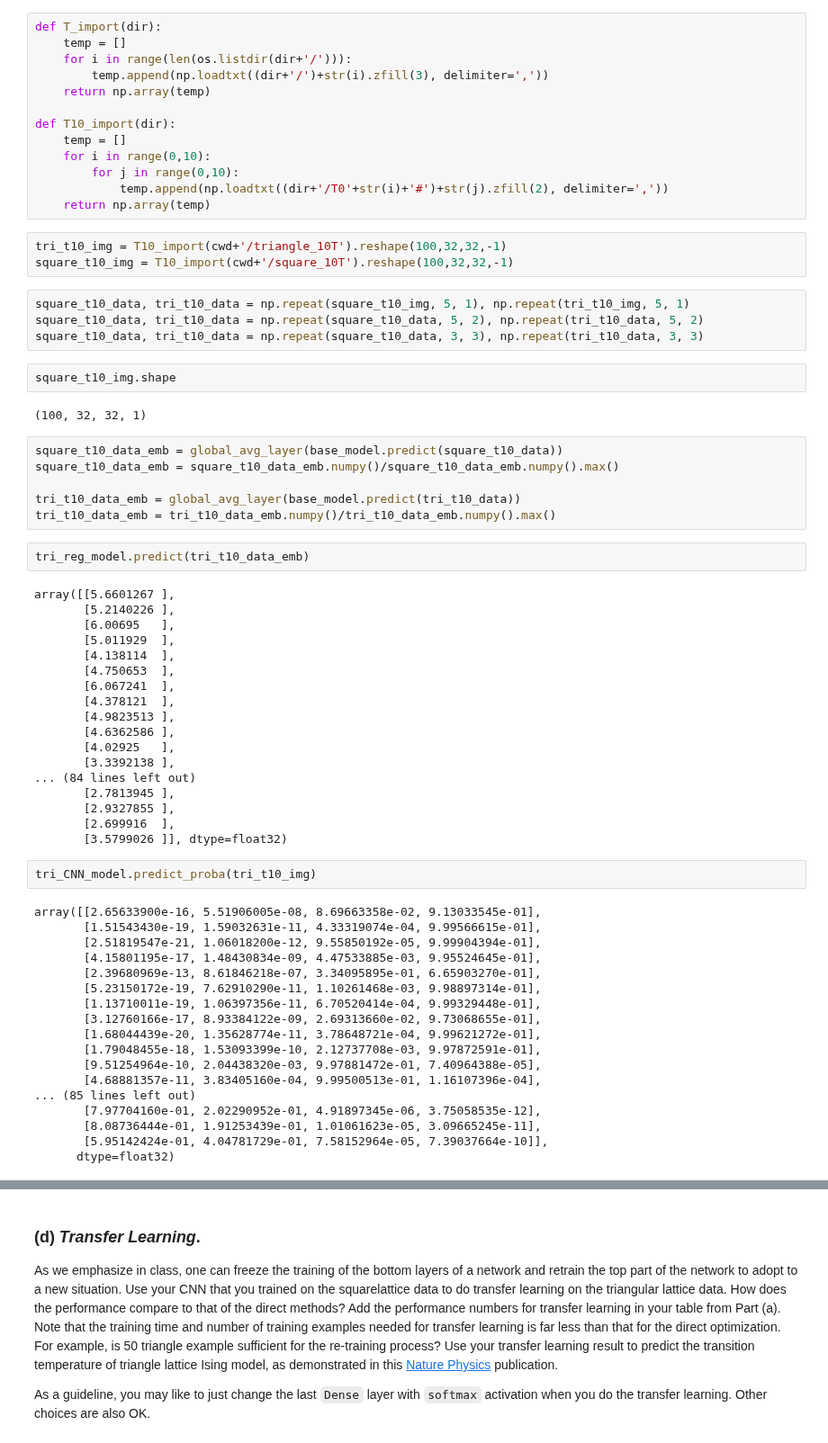
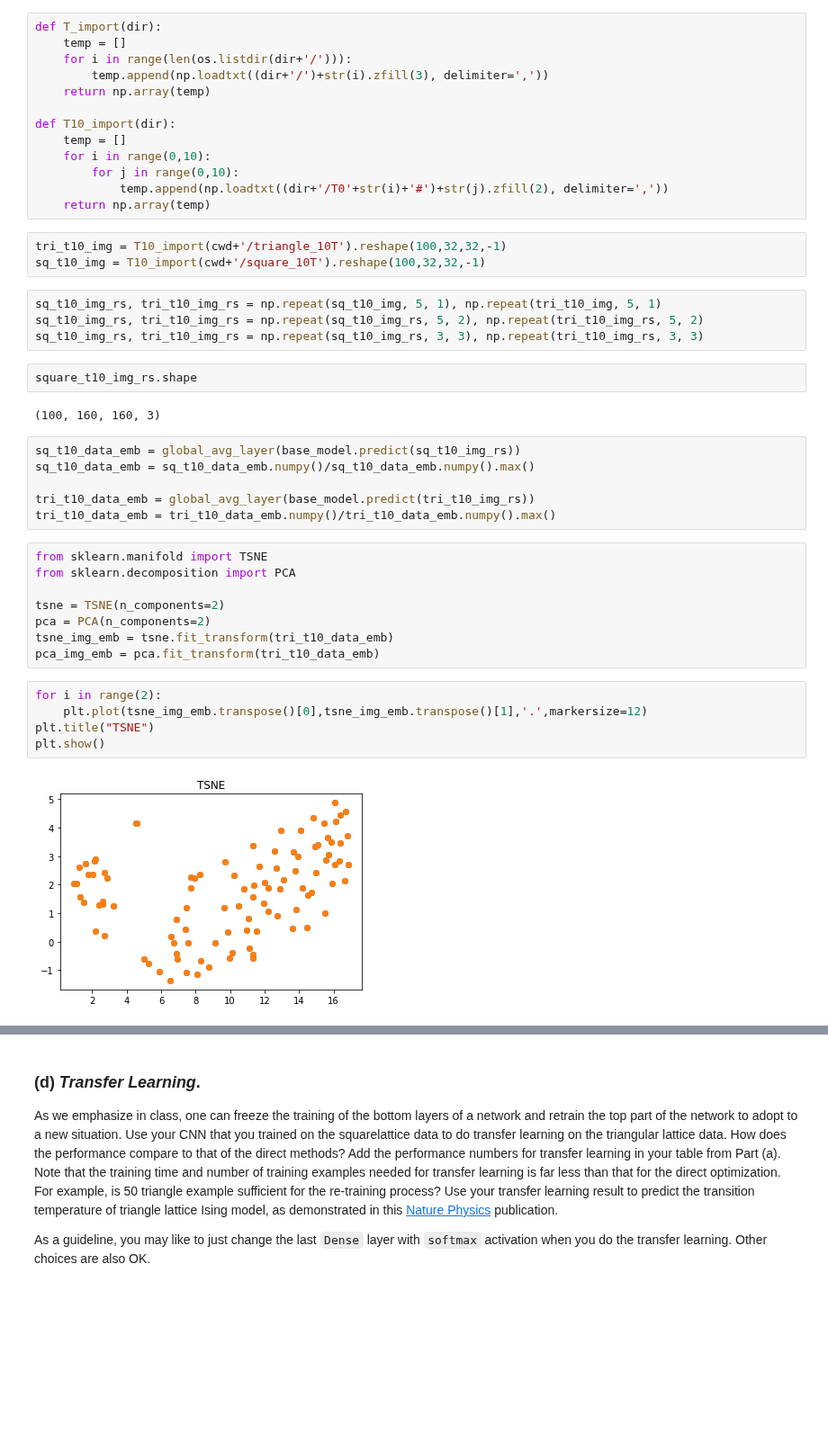
Before and after one commit to zmiller22/AM216, a Jupyter notebook: HW4/P1.ipynb, the cells around one changed output, grey strips where cells are left out. Shown at 90% size. Drawn from its saved outputs; the diff is of its cells as text; blank space fills up the shorter version.

```diff
--- a/HW4/P1.ipynb
+++ b/HW4/P1.ipynb
@@ -493,58 +492,33 @@ def T10_import(dir):
     return np.array(temp)
 # %%
 tri_t10_img = T10_import(cwd+'/triangle_10T').reshape(100,32,32,-1)
-square_t10_img = T10_import(cwd+'/square_10T').reshape(100,32,32,-1)
+sq_t10_img = T10_import(cwd+'/square_10T').reshape(100,32,32,-1)
 # %%
-square_t10_data, tri_t10_data = np.repeat(square_t10_img, 5, 1), np.repeat(tri_t10_img, 5, 1)
-square_t10_data, tri_t10_data = np.repeat(square_t10_data, 5, 2), np.repeat(tri_t10_data, 5, 2)
-square_t10_data, tri_t10_data = np.repeat(square_t10_data, 3, 3), np.repeat(tri_t10_data, 3, 3)
+sq_t10_img_rs, tri_t10_img_rs = np.repeat(sq_t10_img, 5, 1), np.repeat(tri_t10_img, 5, 1)
+sq_t10_img_rs, tri_t10_img_rs = np.repeat(sq_t10_img_rs, 5, 2), np.repeat(tri_t10_img_rs, 5, 2)
+sq_t10_img_rs, tri_t10_img_rs = np.repeat(sq_t10_img_rs, 3, 3), np.repeat(tri_t10_img_rs, 3, 3)
 # %%
-square_t10_img.shape
+square_t10_img_rs.shape
 # %% [output]
-(100, 32, 32, 1)
+(100, 160, 160, 3)
 # %%
-square_t10_data_emb = global_avg_layer(base_model.predict(square_t10_data))
-square_t10_data_emb = square_t10_data_emb.numpy()/square_t10_data_emb.numpy().max()
+sq_t10_data_emb = global_avg_layer(base_model.predict(sq_t10_img_rs))
+sq_t10_data_emb = sq_t10_data_emb.numpy()/sq_t10_data_emb.numpy().max()
 
-tri_t10_data_emb = global_avg_layer(base_model.predict(tri_t10_data))
+tri_t10_data_emb = global_avg_layer(base_model.predict(tri_t10_img_rs))
 tri_t10_data_emb = tri_t10_data_emb.numpy()/tri_t10_data_emb.numpy().max()
-# %%
-tri_reg_model.predict(tri_t10_data_emb)
-# %% [output]
-array([[5.6601267 ],
-       [5.2140226 ],
-       [6.00695   ],
-       [5.011929  ],
-       [4.138114  ],
-       [4.750653  ],
-       [6.067241  ],
-       [4.378121  ],
-       [4.9823513 ],
-       [4.6362586 ],
-       [4.02925   ],
-       [3.3392138 ],
-... (84 lines left out)
-       [2.7813945 ],
-       [2.9327855 ],
-       [2.699916  ],
-       [3.5799026 ]], dtype=float32)
-# %%
-tri_CNN_model.predict_proba(tri_t10_img)
-# %% [output]
-array([[2.65633900e-16, 5.51906005e-08, 8.69663358e-02, 9.13033545e-01],
-       [1.51543430e-19, 1.59032631e-11, 4.33319074e-04, 9.99566615e-01],
-       [2.51819547e-21, 1.06018200e-12, 9.55850192e-05, 9.99904394e-01],
-       [4.15801195e-17, 1.48430834e-09, 4.47533885e-03, 9.95524645e-01],
-       [2.39680969e-13, 8.61846218e-07, 3.34095895e-01, 6.65903270e-01],
-       [5.23150172e-19, 7.62910290e-11, 1.10261468e-03, 9.98897314e-01],
-       [1.13710011e-19, 1.06397356e-11, 6.70520414e-04, 9.99329448e-01],
-       [3.12760166e-17, 8.93384122e-09, 2.69313660e-02, 9.73068655e-01],
-       [1.68044439e-20, 1.35628774e-11, 3.78648721e-04, 9.99621272e-01],
-       [1.79048455e-18, 1.53093399e-10, 2.12737708e-03, 9.97872591e-01],
-       [9.51254964e-10, 2.04438320e-03, 9.97881472e-01, 7.40964388e-05],
-       [4.68881357e-11, 3.83405160e-04, 9.99500513e-01, 1.16107396e-04],
-... (85 lines left out)
-       [7.97704160e-01, 2.02290952e-01, 4.91897345e-06, 3.75058535e-12],
-       [8.08736444e-01, 1.91253439e-01, 1.01061623e-05, 3.09665245e-11],
-       [5.95142424e-01, 4.04781729e-01, 7.58152964e-05, 7.39037664e-10]],
-      dtype=float32)
+# %%
+from sklearn.manifold import TSNE
+from sklearn.decomposition import PCA
+
+tsne = TSNE(n_components=2)
+pca = PCA(n_components=2)
+tsne_img_emb = tsne.fit_transform(tri_t10_data_emb)
+pca_img_emb = pca.fit_transform(tri_t10_data_emb)
+# %%
+for i in range(2):
+    plt.plot(tsne_img_emb.transpose()[0],tsne_img_emb.transpose()[1],'.',markersize=12)
+plt.title("TSNE")
+plt.show()
+# %% [output]
+[figure, added]
```
Also changed, not shown: parts of 19 cells of this notebook, 1 other file.
